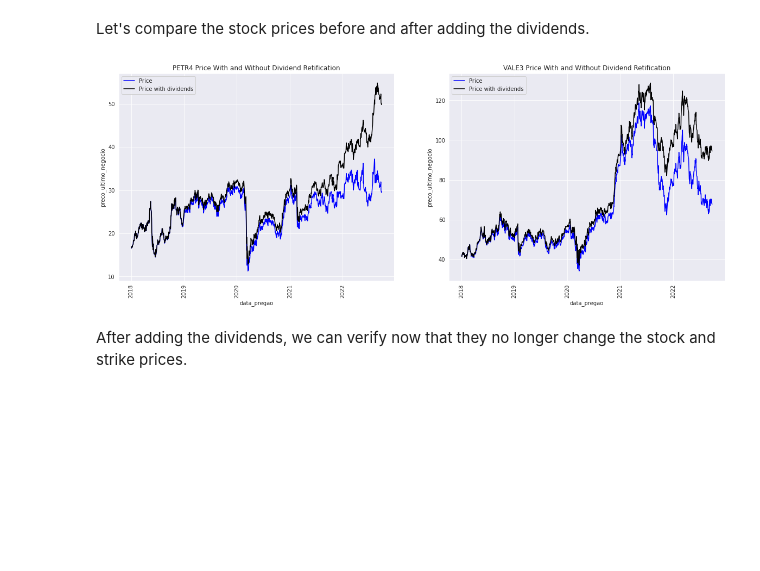
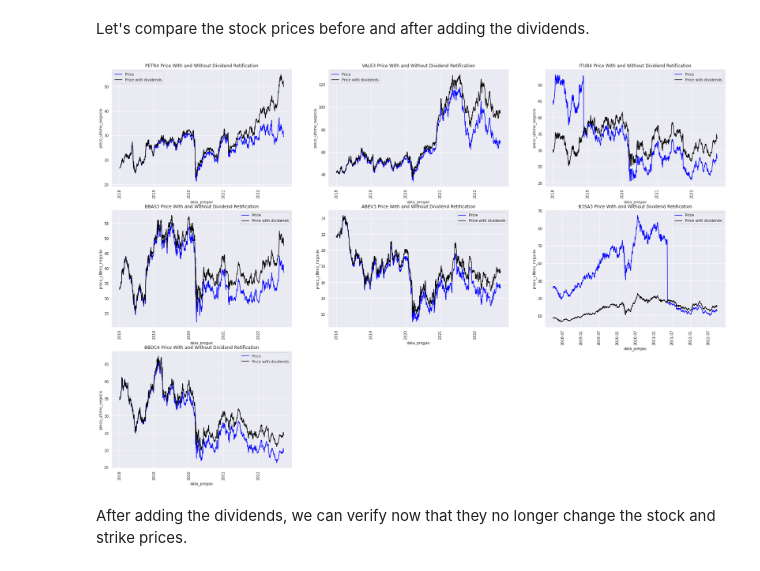
Before and after one commit to luikyv/stock-options, a Jupyter notebook: explore.ipynb, the cells around one changed output. Drawn from its saved outputs; the diff is of its cells as text; code cells hidden in the pictures; blank space fills up the shorter version.

```diff
--- a/explore.ipynb
+++ b/explore.ipynb
@@ -354,3 +390,20 @@ itub4_dividends_df.head(2)
+# %%
+petr4_dividends_df = pd.read_csv(DATA_FOLDER_PATH + "dividends/petr4_dividends.csv")
+vale3_dividends_df = pd.read_csv(DATA_FOLDER_PATH + "dividends/vale3_dividends.csv")
+itub4_dividends_df = pd.read_csv(DATA_FOLDER_PATH + "dividends/itub4_dividends.csv")
+bbas3_dividends_df = pd.read_csv(DATA_FOLDER_PATH + "dividends/bbas3_dividends.csv")
+abev3_dividends_df = pd.read_csv(DATA_FOLDER_PATH + "dividends/abev3_dividends.csv")
+b3sa3_dividends_df = pd.read_csv(DATA_FOLDER_PATH + "dividends/b3sa3_dividends.csv")
+bbdc4_dividends_df = pd.read_csv(DATA_FOLDER_PATH + "dividends/bbdc4_dividends.csv")
+
+for date_col in ["ex_date", "payment_date"]:
+    petr4_dividends_df[date_col] = pd.to_datetime(petr4_dividends_df[date_col], format="%d/%m/%Y")
+    vale3_dividends_df[date_col] = pd.to_datetime(vale3_dividends_df[date_col], format="%d/%m/%Y")
+    itub4_dividends_df[date_col] = pd.to_datetime(itub4_dividends_df[date_col], format="%d/%m/%Y")
+    bbas3_dividends_df[date_col] = pd.to_datetime(bbas3_dividends_df[date_col], format="%d/%m/%Y")
+    abev3_dividends_df[date_col] = pd.to_datetime(abev3_dividends_df[date_col], format="%d/%m/%Y")
+    b3sa3_dividends_df[date_col] = pd.to_datetime(b3sa3_dividends_df[date_col], format="%d/%m/%Y")
+    bbdc4_dividends_df[date_col] = pd.to_datetime(bbdc4_dividends_df[date_col], format="%d/%m/%Y")
 # %%
 def rectify_dividends(
     df: pd.DataFrame,
@@ -419,33 +542,93 @@ itub4_call_df = rectify_dividends(
 # %% [markdown]
 Let's compare the stock prices before and after adding the dividends.
 # %%
-plt.figure(figsize=(20,7))
+plt.figure(figsize=(30,20))
 
-plt.subplot(1,2,1)
+plt.subplot(3,3,1)
 plt.title("PETR4 Price With and Without Dividend Retification")
 _ = sns.lineplot(
     data=petr4_stock_df_, y="preco_ultimo_negocio", x="data_pregao",
     label="Price", color='b'
 )
 _ = sns.lineplot(
     data=petr4_stock_df, y="preco_ultimo_negocio", x="data_pregao",
     label="Price with dividends", color='k'
 )
 _ = plt.xticks(rotation='vertical')
 
-plt.subplot(1,2,2)
+plt.subplot(3,3,2)
 plt.title("VALE3 Price With and Without Dividend Retification")
 _ = sns.lineplot(
     data=vale3_stock_df_, y="preco_ultimo_negocio", x="data_pregao",
     label="Price", color='b'
 )
 _ = sns.lineplot(
     data=vale3_stock_df, y="preco_ultimo_negocio", x="data_pregao",
     label="Price with dividends", color='k'
 )
 _ = plt.xticks(rotation='vertical')
+
+plt.subplot(3,3,3)
+plt.title("ITUB4 Price With and Without Dividend Retification")
+_ = sns.lineplot(
+    data=itub4_stock_df_, y="preco_ultimo_negocio", x="data_pregao",
+    label="Price", color='b'
+)
+_ = sns.lineplot(
+    data=itub4_stock_df, y="preco_ultimo_negocio", x="data_pregao",
+    label="Price with dividends", color='k'
+)
+_ = plt.xticks(rotation='vertical')
+
+plt.subplot(3,3,4)
+plt.title("BBAS3 Price With and Without Dividend Retification")
+_ = sns.lineplot(
+    data=bbas3_stock_df_, y="preco_ultimo_negocio", x="data_pregao",
+    label="Price", color='b'
+)
+_ = sns.lineplot(
+    data=bbas3_stock_df, y="preco_ultimo_negocio", x="data_pregao",
+    label="Price with dividends", color='k'
+)
+_ = plt.xticks(rotation='vertical')
+
+plt.subplot(3,3,5)
+plt.title("ABEV3 Price With and Without Dividend Retification")
+_ = sns.lineplot(
+    data=abev3_stock_df_, y="preco_ultimo_negocio", x="data_pregao",
+    label="Price", color='b'
+)
+_ = sns.lineplot(
+    data=abev3_stock_df, y="preco_ultimo_negocio", x="data_pregao",
+    label="Price with dividends", color='k'
+)
+_ = plt.xticks(rotation='vertical')
+
+plt.subplot(3,3,6)
+plt.title("B3SA3 Price With and Without Dividend Retification")
+_ = sns.lineplot(
+    data=b3sa3_stock_df_, y="preco_ultimo_negocio", x="data_pregao",
+    label="Price", color='b'
+)
+_ = sns.lineplot(
+    data=b3sa3_stock_df, y="preco_ultimo_negocio", x="data_pregao",
+    label="Price with dividends", color='k'
+)
+_ = plt.xticks(rotation='vertical')
+
+plt.subplot(3,3,7)
+plt.title("BBDC4 Price With and Without Dividend Retification")
+_ = sns.lineplot(
+    data=bbdc4_stock_df_, y="preco_ultimo_negocio", x="data_pregao",
+    label="Price", color='b'
+)
+_ = sns.lineplot(
+    data=bbdc4_stock_df, y="preco_ultimo_negocio", x="data_pregao",
+    label="Price with dividends", color='k'
+)
+_ = plt.xticks(rotation='vertical')
 # %% [output]
-[figure, old version]
+[figure, new version]
 # %% [markdown]
 After adding the dividends, we can verify now that they no longer change the stock and strike prices.
 # %%
```
Also changed, not shown: parts of 43 cells of this notebook, 21 other files.
